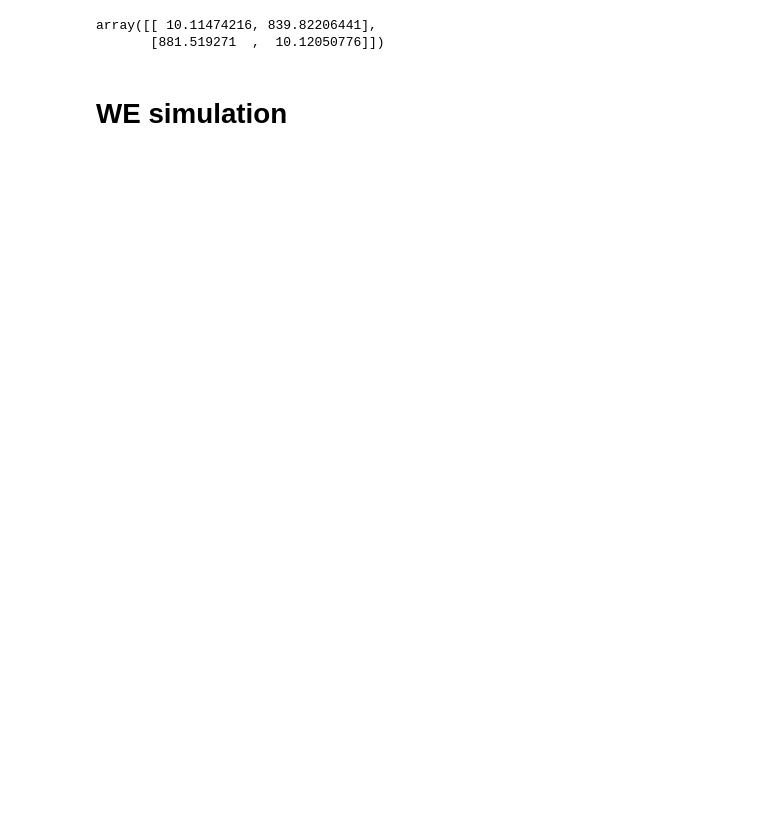
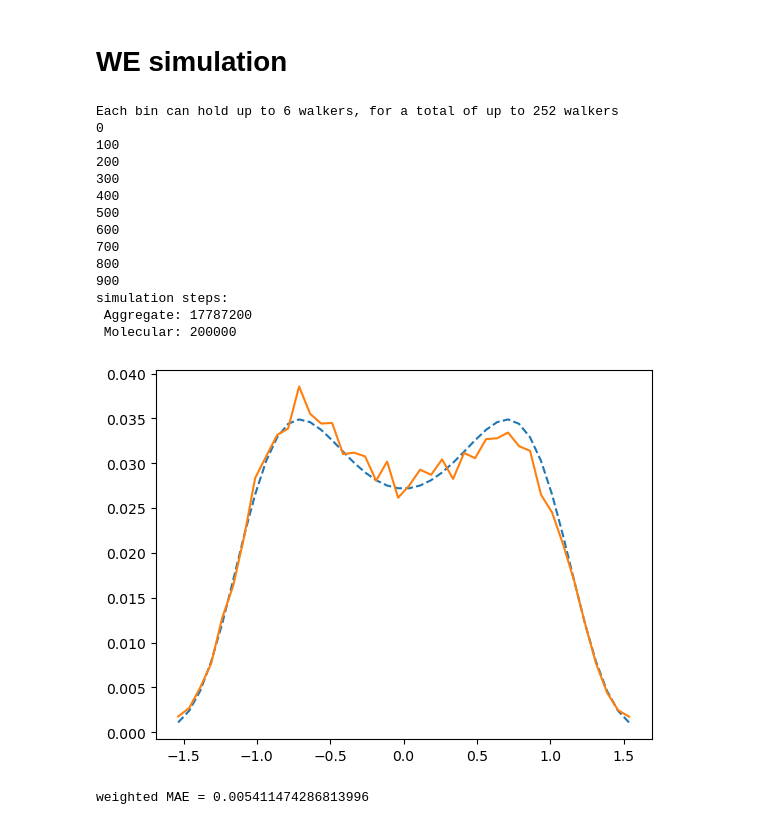
Before and after one commit to JonathanHB/sampling-methods, a Jupyter notebook: testing_v2.ipynb, the cells around one changed output. Cells and saved outputs as stored; diff of their text form; code cells hidden in the pictures; blank space fills up the shorter version.

```diff
--- a/testing_v2.ipynb
+++ b/testing_v2.ipynb
@@ -99,8 +74,3 @@ MFPT = 856.41+-15.84 steps
-# %%
-mfpts
-# %% [output]
-array([[ 10.11474216, 839.82206441],
-       [881.519271  ,  10.12050776]])
 # %% [markdown]
 # WE simulation
 # %%
@@ -113,32 +83,49 @@ walkers_per_bin = round(N/nbins)
 print(f"Each bin can hold up to {walkers_per_bin} walkers, for a total of up to {walkers_per_bin*(nbins+2)} walkers")
 
 binrange = [-1.5, 1.5] #progress coordinate range within which to bin simulations
                     #this should extend well past the stall point for examination of the WE stall force
                     #the area past either end of binrange is a bin extending to either + or - inf, yielding a total of nbins+2 bins
 n_macrostates=2
 
 nsteps = 200        #round length
 nrounds = 1000        #number of WE rounds to run
 
 x_init_val = system1.standard_init_coord()
 
 #run weighted ensemble with brownian dynamics
 #put this on multiple lines
 x_init, e_init, w_init, binbounds, xtrj, etrj, wtrj, transitions, hamsm_transitions, n_trans_by_round \
 = weighted_ensemble_2.weighted_ensemble_start(\
                     x_init_val,\
                     nrounds,\
                     nbins,\
                     walkers_per_bin,\
-                    binrange, propagators.propagate_nd_save1,\
+                    binrange, propagators.propagate_save1,\
                     [system1, kT, dt, nsteps],\
                     system1.ensemble_class,\
                     n_macrostates,\
                     ha_binning=False)
 
 
 aggregate_walkers = len([j for i in xtrj for j in i])
 print(f"simulation steps:\n Aggregate: {nsteps*aggregate_walkers} \n Molecular: {nsteps*nrounds}")
 
 x, p, xs, es = weighted_ensemble_2.landscape_recovery(xtrj, wtrj, binbounds, transitions, hamsm_transitions, n_trans_by_round, nrounds, n_macrostates, system1.potential, system1.macro_class, kT)
-metrics = energy_landscapes.landscape_comparison(system1, kT, x, p, metrics = ["maew"])
+metrics = analysis.landscape_comparison(system1, kT, x, p, metrics = ["maew"])
+# %% [output]
+Each bin can hold up to 6 walkers, for a total of up to 252 walkers
+0
+100
+200
+300
+400
+500
+600
+700
+800
+900
+simulation steps:
+ Aggregate: 17787200
+ Molecular: 200000
+[figure, added]
+weighted MAE = 0.005411474286813996
```
Also changed, not shown: parts of 4 cells of this notebook, 8 other files.
